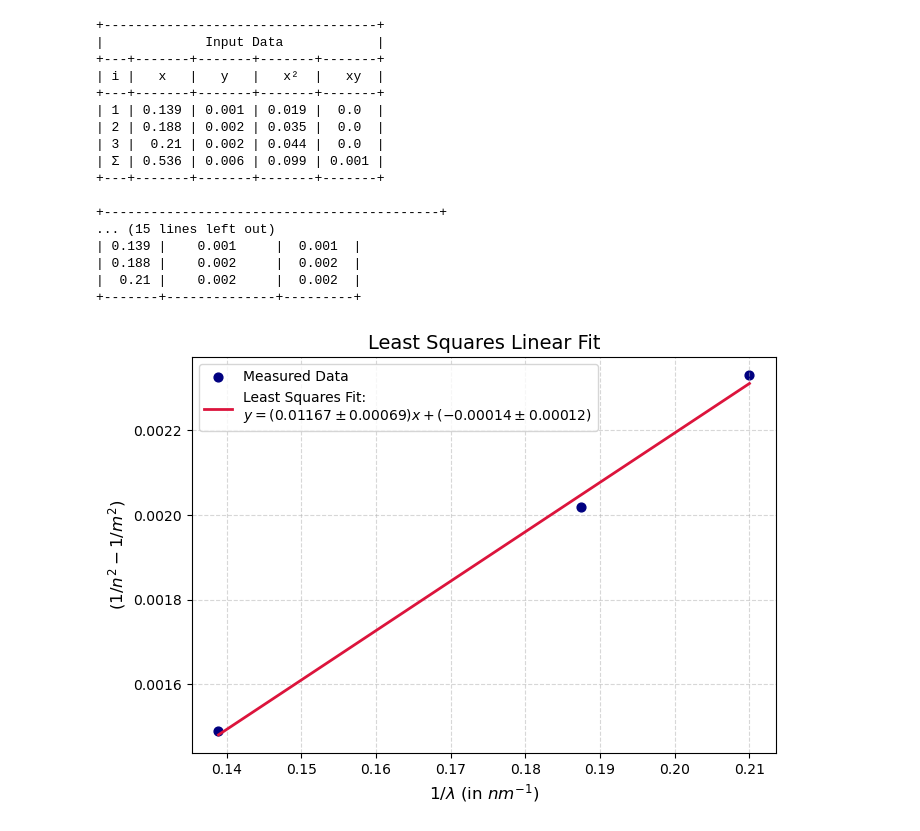
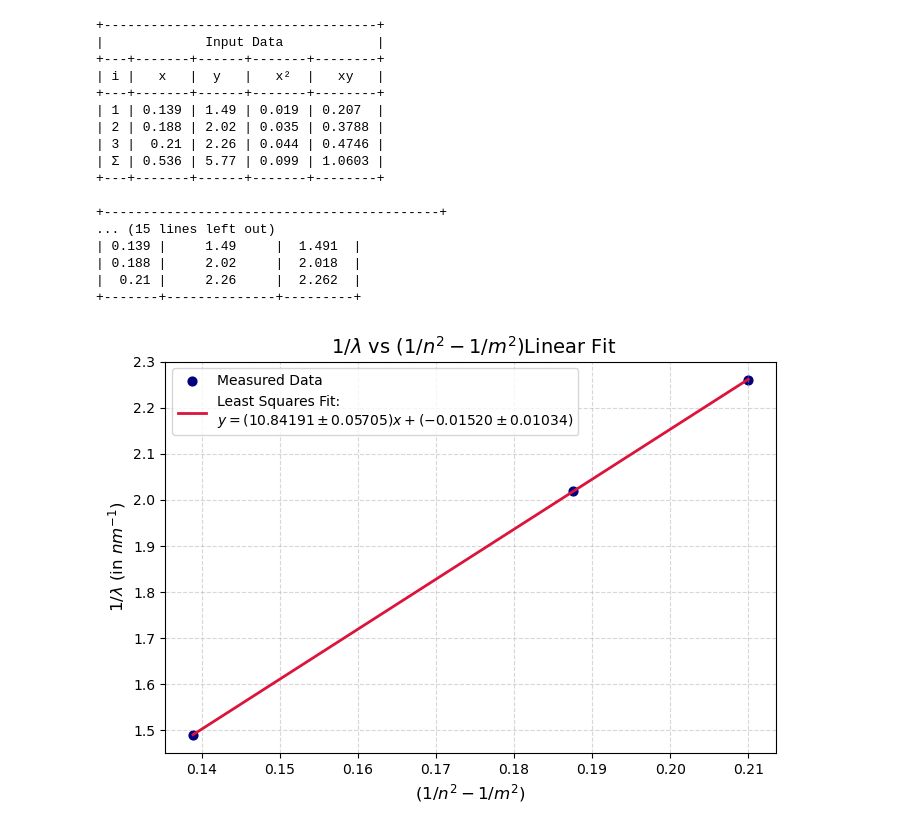
Before and after one commit to crimsonpane23/P343---Modern-Physics-lab, a Jupyter notebook: Hydrogen spectra - Balmer series/LinearRegression.ipynb, the cells around one changed output. Drawn from its saved outputs; the diff is of its cells as text; code cells hidden in the pictures.

```diff
--- a/Hydrogen spectra - Balmer series/LinearRegression.ipynb
+++ b/Hydrogen spectra - Balmer series/LinearRegression.ipynb
@@ -107,25 +107,25 @@ plt.show()
 # %%
-# Least Squares Linear Fit with Statistical Error Tables (Taylor's Method)
+# Least Square Fitting with Error Analysis
+# Using numpy, matplotlib, and prettytable
 import numpy as np
 import matplotlib.pyplot as plt
 from prettytable import PrettyTable
 import csv
 
-# --- Input Data (Generalized) ---
-# Replace these with your actual data
+# --- Input Data -------------#
 x = np.array([0.1389,0.1875,0.21], dtype=float)
-y = np.array([0.00149,0.00202,0.00233], dtype=float)
+y = np.array([1.49,2.02,2.26], dtype=float)
 n = len(x)
 
-# --- Data Table ---
+# --- Data Table ----------#
 table_data = PrettyTable(["i", "x", "y", "x²", "xy"])
 for i in range(n):
-    table_data.add_row([i+1, round(x[i], 3), round(y[i], 3), round(x[i]**2, 3), round(x[i]*y[i], 3)])
-table_data.add_row(["Σ", round(np.sum(x), 3), round(np.sum(y), 3), round(np.sum(x**2), 3), round(np.sum(x*y), 3)])
+    table_data.add_row([i+1, round(x[i], 3), round(y[i], 3), round(x[i]**2, 3), round(x[i]*y[i], 4)])
+table_data.add_row(["Σ", round(np.sum(x), 3), round(np.sum(y), 3), round(np.sum(x**2), 3), round(np.sum(x*y), 4)])
 table_data.title = "Input Data"
 print(table_data, "\n")
 
-# --- Least Squares Calculation ---
+# --- Least Squares Calculation ---#
 Sx = np.sum(x)
 Sy = np.sum(y)
 Sxx = np.sum(x**2)
@@ -135,14 +135,14 @@ delta = n*Sxx - Sx**2
 a1 = (n*Sxy - Sx*Sy) / delta  # Slope
 a0 = (Sxx*Sy - Sx*Sxy) / delta  # Intercept
 
-# --- Error Analysis (Taylor's Book) ---
+# --- Error Analysis -------#
 y_fit = a0 + a1*x
 residuals = y - y_fit
 sigma_y = np.sqrt(np.sum(residuals**2) / (n-2))
 sigma_a1 = sigma_y * np.sqrt(n / delta)
 sigma_a0 = sigma_y * np.sqrt(Sxx / delta)
 
-# --- Results Table ---
+# --- Results Table --------#
 results = PrettyTable(["Parameter", "Value", "Uncertainty"])
 results.title = "Fit Results & Statistical Errors"
 results.add_row(["Slope (a₁)", f"{a1:.5f}", f"±{sigma_a1:.5f}"])
@@ -151,62 +151,62 @@ results.add_row(["σ_y (Std. Error)", f"{sigma_y:.5f}", ""])
 results.add_row(["Δ (delta)", f"{delta:.5f}", ""])
 print(results, "\n")
 
-# --- Fitted Values Table ---
+# --- Fitted Values Table ---#
 fit_table = PrettyTable(["x", "y (measured)", "y (fit)"])
 fit_table.title = "Measured vs Fitted Values"
 for xi, yi, yfi in zip(x, y, y_fit):
     fit_table.add_row([round(xi, 3), round(yi, 3), round(yfi, 3)])
 print(fit_table, "\n")
 
-# --- Save Input Data Table as CSV ---
+# --- Save Input Data Table as CSV ---#
 with open("InputData.csv", "w", newline='') as f:
     writer = csv.writer(f)
     writer.writerow(table_data.field_names)
     for row in table_data._rows:
         writer.writerow(row)
 
-# --- Save Results Table as CSV ---
+# --- Save Results Table as CSV ---#
 with open("FitResults.csv", "w", newline='') as f:
     writer = csv.writer(f)
     writer.writerow(results.field_names)
     for row in results._rows:
         writer.writerow(row)
 
-# --- Save Fitted Values Table as CSV ---
+# --- Save Fitted Values Table as CSV ---#
 with open("FittedValues.csv", "w", newline='') as f:
     writer = csv.writer(f)
     writer.writerow(fit_table.field_names)
     for row in fit_table._rows:
         writer.writerow(row)
 
-# --- Plotting ---
+# --- Plotting ---#
 plt.figure(figsize=(7,5))
 plt.scatter(x, y, color='navy', label='Measured Data', s=40)
 plt.plot(x, y_fit, color='crimson', linewidth=2,
          label=f'Least Squares Fit:\n$y = ({a1:.5f} \pm {sigma_a1:.5f})x + ({a0:.5f} \pm {sigma_a0:.5f})$')
-plt.xlabel("$1/\lambda$ (in $nm^{-1}$)", fontsize=12)
-plt.ylabel("$(1/n^2 - 1/m^2)$", fontsize=12)
-plt.title("Least Squares Linear Fit", fontsize=14)
+plt.ylabel("$1/\lambda$ (in $nm^{-1}$)", fontsize=12)
+plt.xlabel("$(1/n^2 - 1/m^2)$", fontsize=12)
+plt.title(" $1/\lambda$ vs $(1/n^2 - 1/m^2)$Linear Fit", fontsize=14)
 plt.legend()
 plt.grid(True, linestyle='--', alpha=0.5)
 plt.tight_layout()
 plt.show()
 # %% [output]
 +-----------------------------------+
 |             Input Data            |
-+---+-------+-------+-------+-------+
-| i |   x   |   y   |   x²  |   xy  |
-+---+-------+-------+-------+-------+
-| 1 | 0.139 | 0.001 | 0.019 |  0.0  |
-| 2 | 0.188 | 0.002 | 0.035 |  0.0  |
-| 3 |  0.21 | 0.002 | 0.044 |  0.0  |
-| Σ | 0.536 | 0.006 | 0.099 | 0.001 |
-+---+-------+-------+-------+-------+
++---+-------+------+-------+--------+
+| i |   x   |  y   |   x²  |   xy   |
++---+-------+------+-------+--------+
+| 1 | 0.139 | 1.49 | 0.019 | 0.207  |
+| 2 | 0.188 | 2.02 | 0.035 | 0.3788 |
+| 3 |  0.21 | 2.26 | 0.044 | 0.4746 |
+| Σ | 0.536 | 5.77 | 0.099 | 1.0603 |
++---+-------+------+-------+--------+
 
 +-------------------------------------------+
 ... (15 lines left out)
-| 0.139 |    0.001     |  0.001  |
-| 0.188 |    0.002     |  0.002  |
-|  0.21 |    0.002     |  0.002  |
+| 0.139 |     1.49     |  1.491  |
+| 0.188 |     2.02     |  2.018  |
+|  0.21 |     2.26     |  2.262  |
 +-------+--------------+---------+
-[figure, old version]
+[figure, new version]
```
Also changed, not shown: parts of 2 cells of this notebook.
